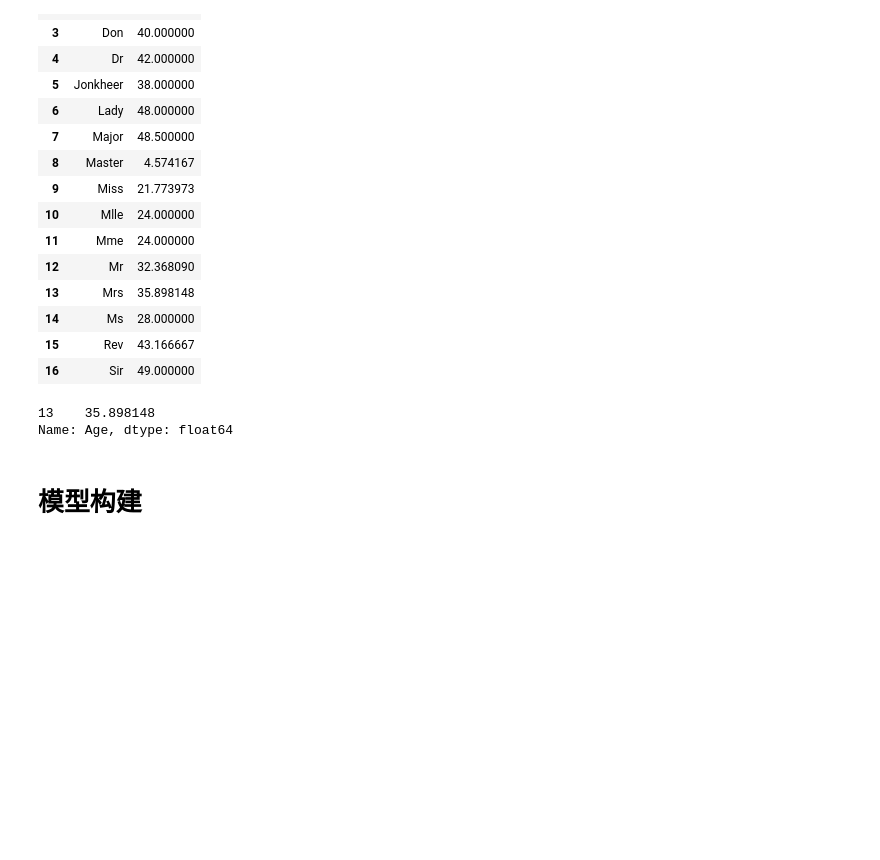
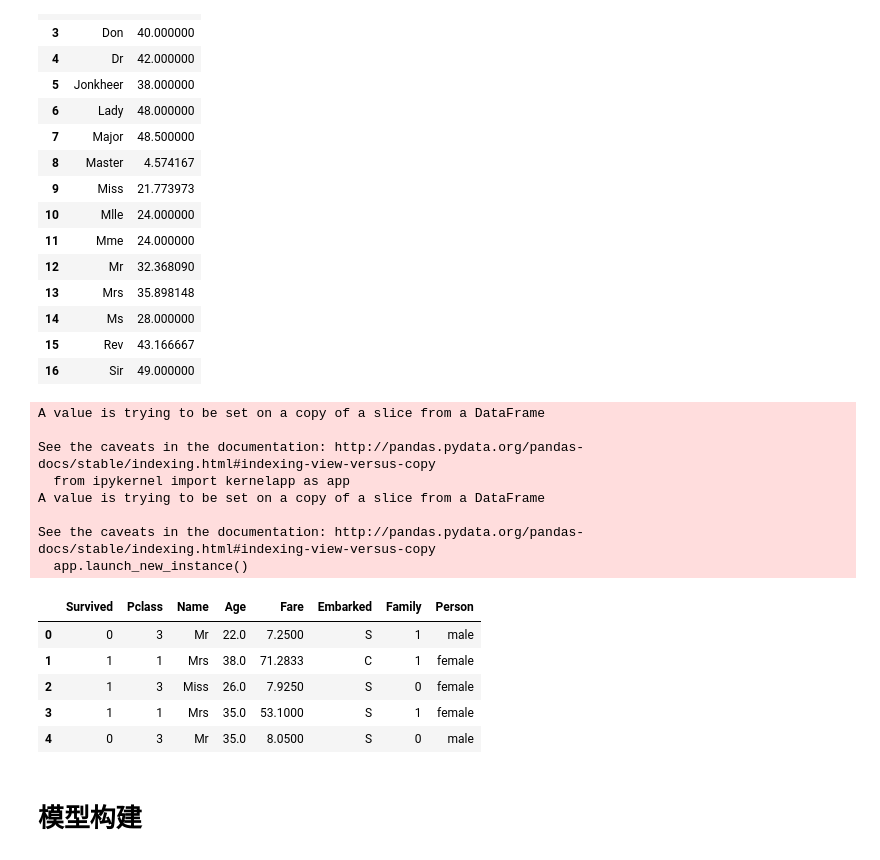
Before and after one commit to SunnyMarkLiu/Kaggle_Titanic, a Jupyter notebook: Predict_Survival.ipynb, the cells around one changed output. Cells and saved outputs as stored; diff of their text form; code cells hidden in the pictures; blank space fills up the shorter version.

```diff
--- a/Predict_Survival.ipynb
+++ b/Predict_Survival.ipynb
@@ -453,18 +482,38 @@ name_age_mean
 | 15 | Rev | 43.166667 |
 | 16 | Sir | 49.000000 |
 # %%
-# 对于缺失的 Age 数据，将其填充没该 Name 类别的年龄的平均值
-train_age_none = train_data.ix[train_data['Age'].isnull()]
-train_age_none
+# 对于缺失的 Age 数据，将其填充为该 Name 类别的年龄的平均值
+train_age_none = train_data.ix[train_data['Age'].isnull()].copy()
+test_age_none = test_data.ix[test_data['Age'].isnull()].copy()
 
 def fill_age_by_name(name):
     age = name_age_mean['Age'][name_age_mean['Name'] == name]
-    return age
+    return int(age.values[0])
 
-fill_age_by_name('Mrs')
+train_age_none['Age'] = train_age_none['Name'].apply(fill_age_by_name)
+test_age_none['Age'] = test_age_none['Name'].apply(fill_age_by_name)
-# %% [output]
-13    35.898148
-Name: Age, dtype: float64
+# %%
+# 对缺失数据进行补全
+train_data['Age'][np.isnan(train_data['Age'])] = train_age_none['Age']
+test_data['Age'][np.isnan(test_data['Age'])] = test_age_none['Age']
+train_data.head()
+
+# train_data.shape, test_data.shape
+# %% [output]
+A value is trying to be set on a copy of a slice from a DataFrame
+
+See the caveats in the documentation: http://pandas.pydata.org/pandas-docs/stable/indexing.html#indexing-view-versus-copy
+  from ipykernel import kernelapp as app
+A value is trying to be set on a copy of a slice from a DataFrame
+
+See the caveats in the documentation: http://pandas.pydata.org/pandas-docs/stable/indexing.html#indexing-view-versus-copy
+  app.launch_new_instance()
+|  | Survived | Pclass | Name | Age | Fare | Embarked | Family | Person |
+| 0 | 0 | 3 | Mr | 22.0 | 7.2500 | S | 1 | male |
+| 1 | 1 | 1 | Mrs | 38.0 | 71.2833 | C | 1 | female |
+| 2 | 1 | 3 | Miss | 26.0 | 7.9250 | S | 0 | female |
+| 3 | 1 | 1 | Mrs | 35.0 | 53.1000 | S | 1 | female |
+| 4 | 0 | 3 | Mr | 35.0 | 8.0500 | S | 0 | male |
 # %% [markdown]
 # 模型构建
 # %% [markdown]
```
Also changed, not shown: parts of 23 cells of this notebook, 2 other files.
